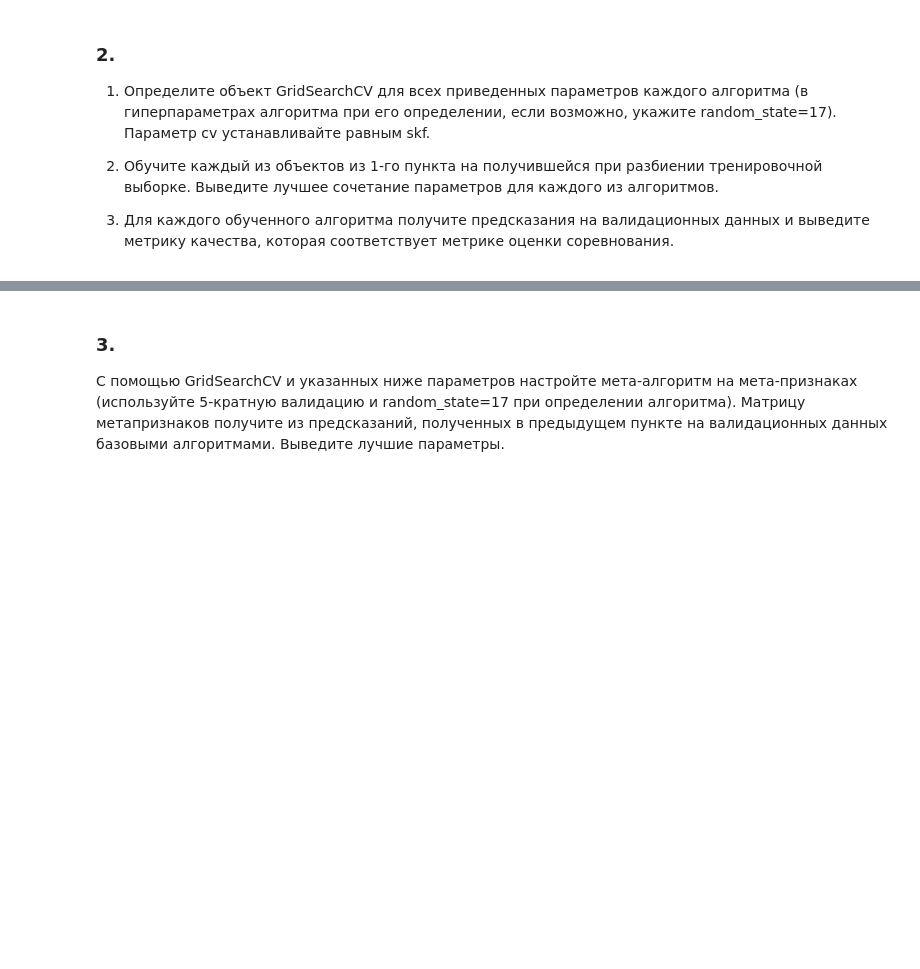
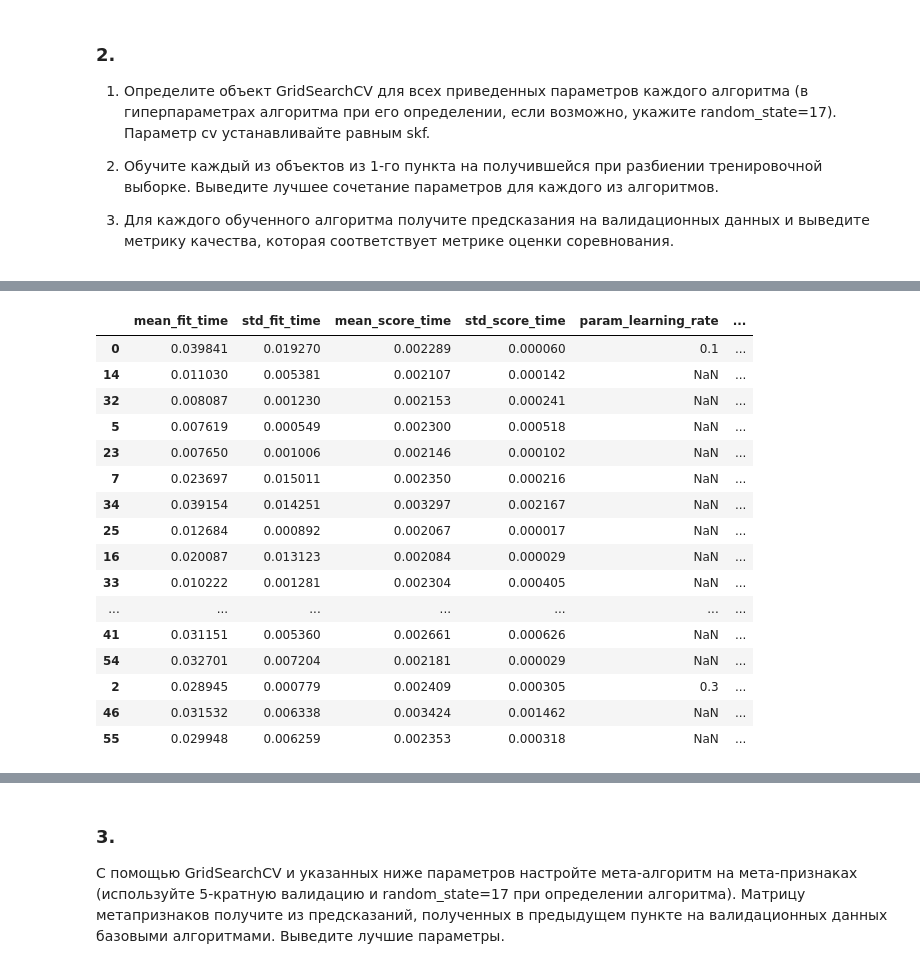
Before and after one commit to vegorovmsk/ml_beginner_level, a Jupyter notebook: 10_kaggle/jun_ml_kaggle_hw.ipynb, the cells around one changed output, grey strips where cells are left out. Saved outputs shown, nothing was run; the diff lists cells and outputs as text; code cells hidden in the pictures; blank space fills up the shorter version.

Commit message:
Add GridSearchCV object to Kaggle notebook in 10_kaggle

```diff
--- a/10_kaggle/jun_ml_kaggle_hw.ipynb
+++ b/10_kaggle/jun_ml_kaggle_hw.ipynb
@@ -183,0 +176,10 @@ skf = StratifiedKFold(n_splits=5, random_state=17)
+# %%
+parameters = [gbc_params, rfc_params, svc_params, lr_params]
+meta = XGBClassifier(random_state=17)
+
+X = train.drop(['Survived'], axis=1)
+y = train[['Survived']]
+X_train, X_test, y_train, y_test = train_test_split(X, y, random_state=17, test_size=0.3)
+
+clf = GridSearchCV(estimator=meta, param_grid=parameters, cv=skf)
+clf.fit(X_train, y_train)
@@ -183,0 +221,21 @@ skf = StratifiedKFold(n_splits=5, random_state=17)
+# %%
+clf_results = pd.DataFrame(clf.cv_results_)
+clf_results.sort_values(by=['rank_test_score'])
+# %% [output]
+|  | mean_fit_time | std_fit_time | mean_score_time | std_score_time | param_learning_rate | ... |
+| 0 | 0.039841 | 0.019270 | 0.002289 | 0.000060 | 0.1 | ... |
+| 14 | 0.011030 | 0.005381 | 0.002107 | 0.000142 | NaN | ... |
+| 32 | 0.008087 | 0.001230 | 0.002153 | 0.000241 | NaN | ... |
+| 5 | 0.007619 | 0.000549 | 0.002300 | 0.000518 | NaN | ... |
+| 23 | 0.007650 | 0.001006 | 0.002146 | 0.000102 | NaN | ... |
+| 7 | 0.023697 | 0.015011 | 0.002350 | 0.000216 | NaN | ... |
+| 34 | 0.039154 | 0.014251 | 0.003297 | 0.002167 | NaN | ... |
+| 25 | 0.012684 | 0.000892 | 0.002067 | 0.000017 | NaN | ... |
+| 16 | 0.020087 | 0.013123 | 0.002084 | 0.000029 | NaN | ... |
+| 33 | 0.010222 | 0.001281 | 0.002304 | 0.000405 | NaN | ... |
+| ... | ... | ... | ... | ... | ... | ... |
+| 41 | 0.031151 | 0.005360 | 0.002661 | 0.000626 | NaN | ... |
+| 54 | 0.032701 | 0.007204 | 0.002181 | 0.000029 | NaN | ... |
+| 2 | 0.028945 | 0.000779 | 0.002409 | 0.000305 | 0.3 | ... |
+| 46 | 0.031532 | 0.006338 | 0.003424 | 0.001462 | NaN | ... |
+| 55 | 0.029948 | 0.006259 | 0.002353 | 0.000318 | NaN | ... |
```
Also changed, not shown: parts of 9 cells of this notebook.
